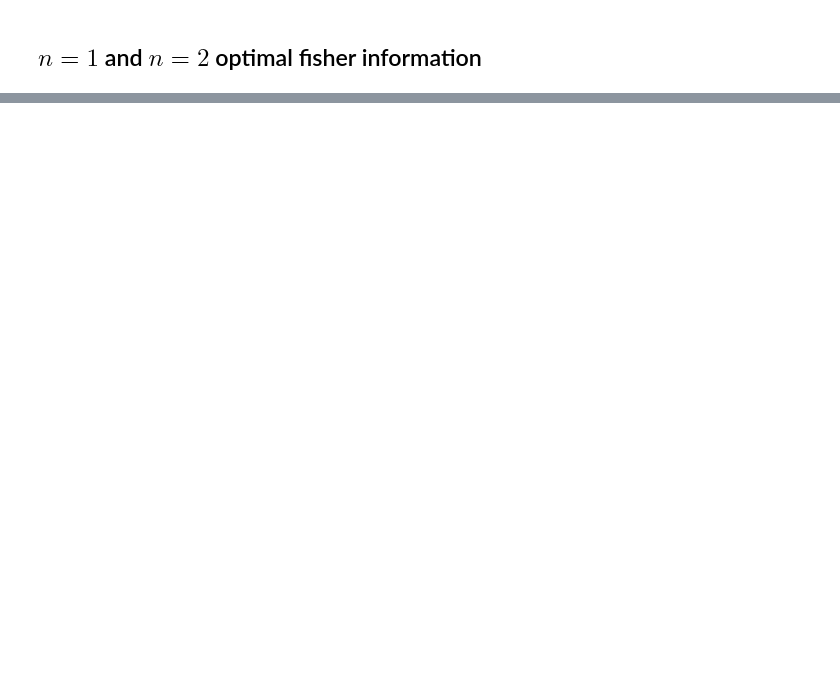
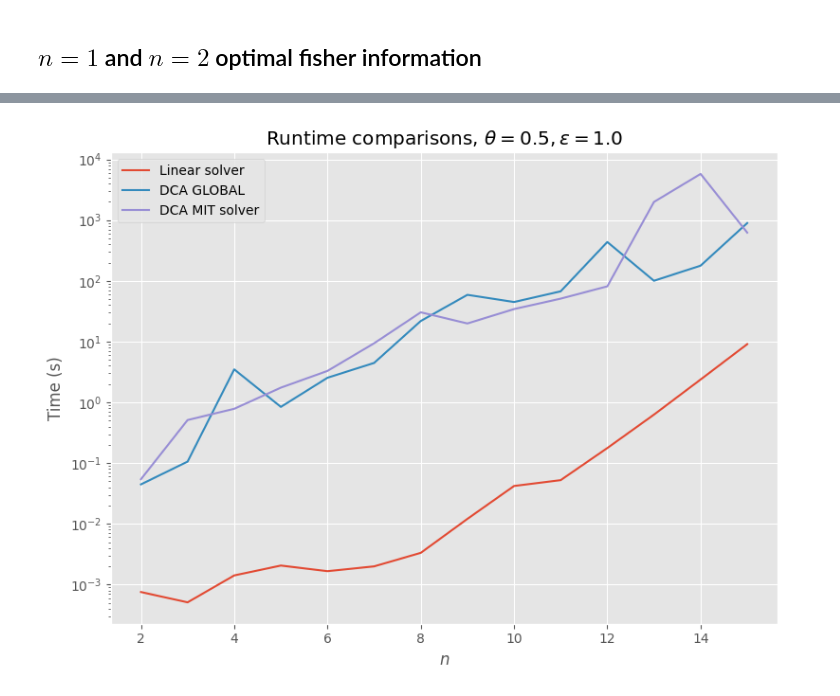
Before and after one commit to MatejVe/locally_efficient_differential_privacy, a Jupyter notebook: globally_convergent_DCA.ipynb, the cells around one changed output, grey strips where cells are left out. Saved outputs shown, nothing was run; the diff lists cells and outputs as text; code cells hidden in the pictures; blank space fills up the shorter version.

```diff
--- a/globally_convergent_DCA.ipynb
+++ b/globally_convergent_DCA.ipynb
@@ -82,0 +84,4 @@ DP_tester.compare_fisher_two_solvers(linear_solver(), dca_global(), 3, 10.0)
+# %%
+DP_tester.compare_runtimes([linear_solver(), dca_global(), dca_mit()], [i for i in range(2, 16)], 0.5, 1.0, log=True)
+# %% [output]
+[figure, added]
```
Also changed, not shown: parts of 10 cells of this notebook, 3 other files.
